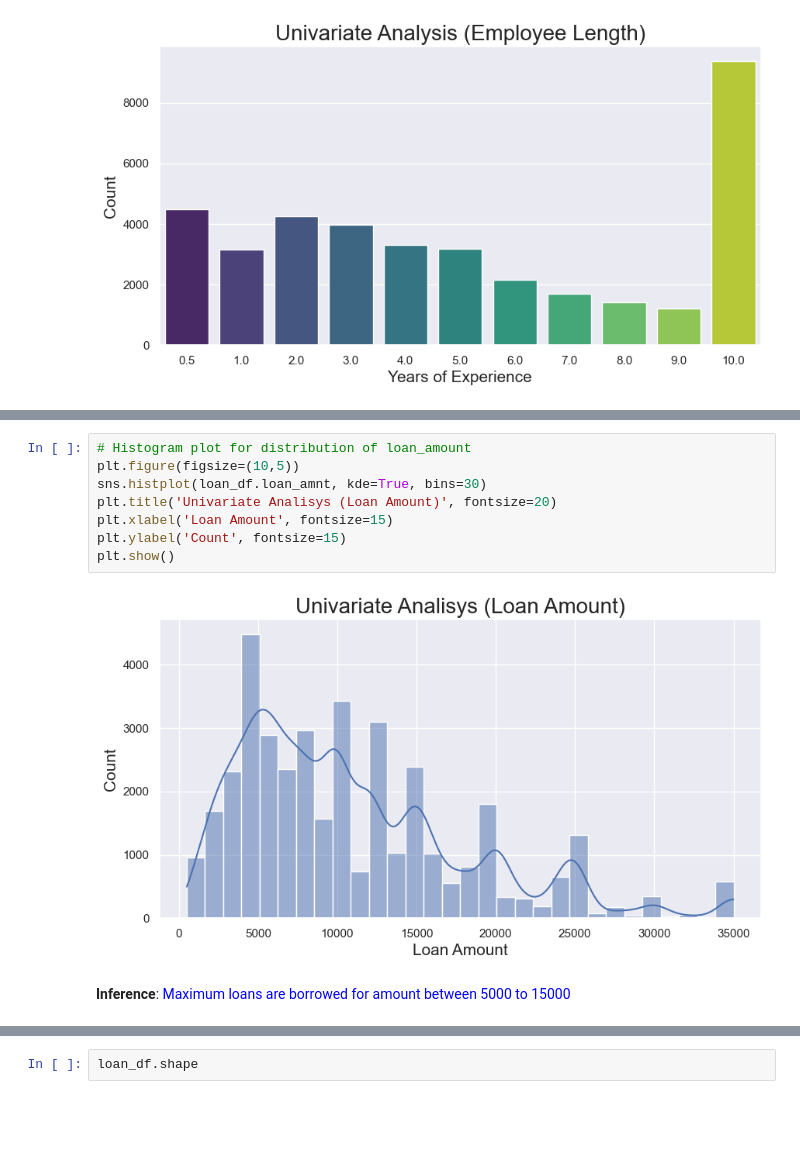
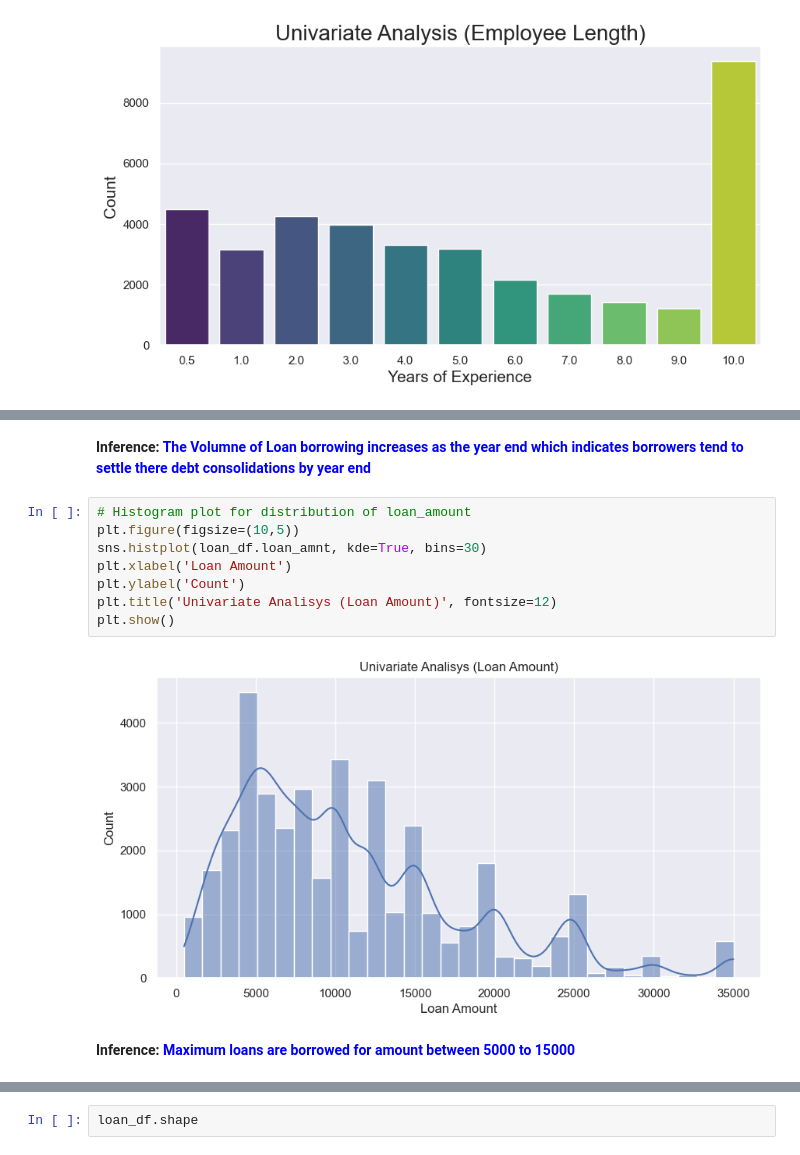
Before and after one commit to upasanapaul/LendingClubCaseStudy, a Jupyter notebook: lending_club_case_study.ipynb, the cells around one changed output, grey strips where cells are left out. Cells and saved outputs as stored; diff of their text form; blank space fills up the shorter version.

```diff
--- a/lending_club_case_study.ipynb
+++ b/lending_club_case_study.ipynb
@@ -440,12 +474,14 @@ Text(0, 0.5, 'Count')
+# %% [markdown]
+**Inference: <font color="blue">The Volumne of Loan borrowing increases as the year end which indicates borrowers tend to settle there debt consolidations by year end</font>**
 # %%
 # Histogram plot for distribution of loan_amount
 plt.figure(figsize=(10,5))
 sns.histplot(loan_df.loan_amnt, kde=True, bins=30)
-plt.title('Univariate Analisys (Loan Amount)', fontsize=20)
-plt.xlabel('Loan Amount', fontsize=15)
-plt.ylabel('Count', fontsize=15)
+plt.xlabel('Loan Amount')
+plt.ylabel('Count')
+plt.title('Univariate Analisys (Loan Amount)', fontsize=12)
 plt.show()
 # %% [output]
-[figure, old version]
+[figure, new version]
 # %% [markdown]
-**Inference**: <font color="blue">Maximum loans are borrowed for amount between 5000 to 15000 </font>
+**Inference: <font color="blue">Maximum loans are borrowed for amount between 5000 to 15000 </font>**
```
Also changed, not shown: parts of 23 cells of this notebook.
